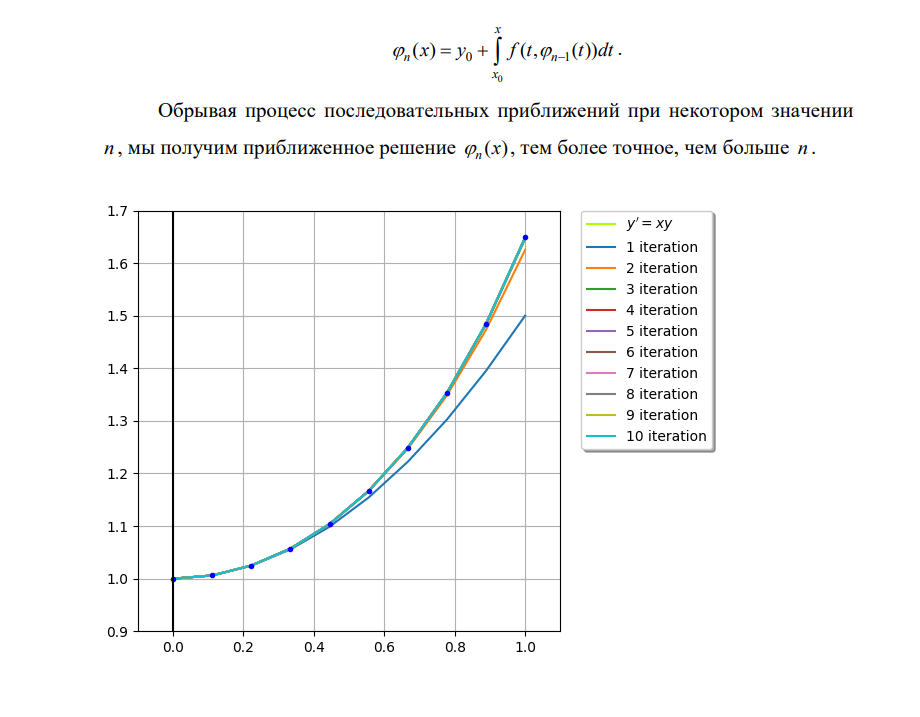
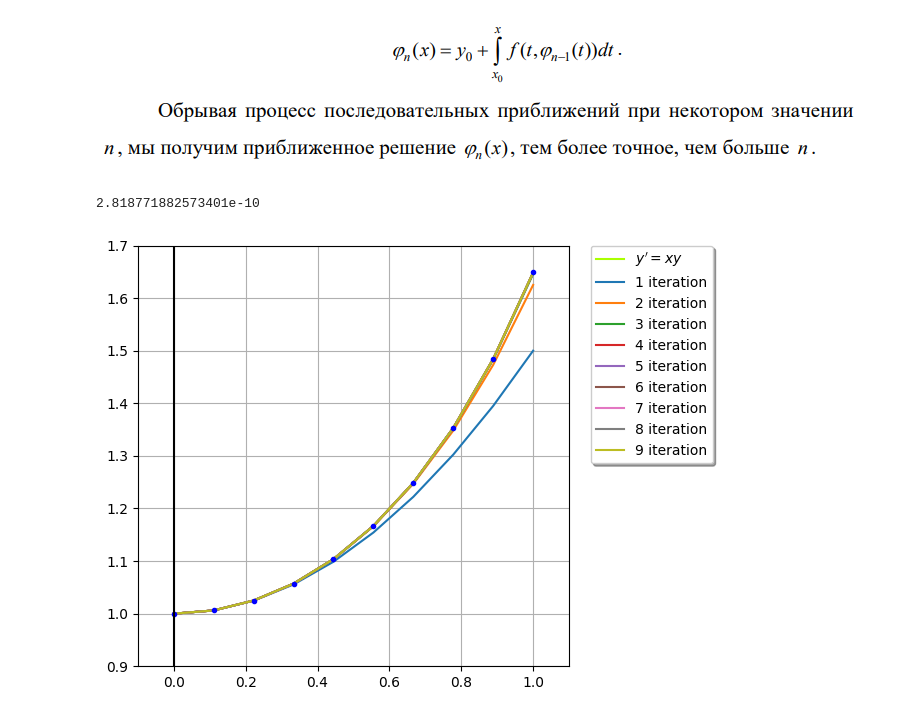
Before and after one commit to Thunboo/MIET_IB, a Jupyter notebook: Calculus 2nd Term/ib_11_Broido_G_05.ipynb, the cells around one changed output. Saved outputs shown, nothing was run; the diff lists cells and outputs as text; code cells hidden in the pictures.

```diff
--- a/Calculus 2nd Term/ib_11_Broido_G_05.ipynb
+++ b/Calculus 2nd Term/ib_11_Broido_G_05.ipynb
@@ -88,34 +90,42 @@ normalize_plot()
 # %% [markdown]
 ![image.png](attachment:image.png)
 # %%
+def solution(x):
+    return np.exp(0.5*x**2)
+
 def Pikars_method(func, x, y, x0, y0, a, b, n0):
     X = np.linspace(a, b, n0)
-    Phi_n = []
-    Phi_n.append( y0 + integrate(func.subs(y, y0),  x))
+    Y = np.zeros(n0)
+    Phi_n = [y0]
 
     for i in range(1, n0):
-        Phi_n.append( y0 + integrate(func.subs(y, Phi_n[i - 1])))
+        Phi_n.append( y0 + integrate(func.subs(y, Phi_n[i - 1]), (x, x0, x)))
 
-    for i in range(n0):
-        tmp = 0
-        y_tmp = []
-        for x_ in X:
-            y_tmp.append(Phi_n[i].subs(x, x_))
-            tmp += 1
-        plt.plot(X, y_tmp, label = f"{i + 1} iteration")
+    Phi_n.pop(0) # Убираем y = y0 функцию
+    for i in range(n0 - 1):
+        id = 0
+        for x_value in X:
+            Y[id] = (Phi_n[i].subs(x, x_value))
+            id += 1
+        plt.plot(X, Y, label = f"{i + 1} iteration")
+
+    # Посчитаем махимальное отклонение
+    delta = [np.abs(y1 - y2) for y1, y2 in zip(Y, solution(X))]
+    print(max(delta))
 
 x, y = sp.symbols("x y")
 n0 = 10
 
-def solution(x):
-    return np.exp(0.5*x**2)
+x_value = np.linspace(0, 1, n0)
 
-x_ = np.linspace(0, 1, n0)
-plt.plot(x_, solution(x_), label = "$y' = xy$", color="#AAFF00")
+plt.plot(x_value, solution(x_value), label = "$y' = xy$", color="#AAFF00")
 Pikars_method(x * y, x, y, x0 = 0, y0 = 1, a = 0, b = 1, n0 = n0)
-for x__ in x_:
-    plt.plot(x__, solution(x__), ".b", linewidth=2)
+
+for x0 in x_value:
+    plt.plot(x0, solution(x0), ".b", linewidth=2)
+
 normalize_plot(axis=[-.1, 1.1, 0.9, 1.7])
 # normalize_plot(axis=[.999, 1.001, 1.645, 1.650])
 # %% [output]
+2.818771882573401e-10
-[figure, old version]
+[figure, new version]
```
Also changed, not shown: parts of 3 cells of this notebook, 7 other files.
